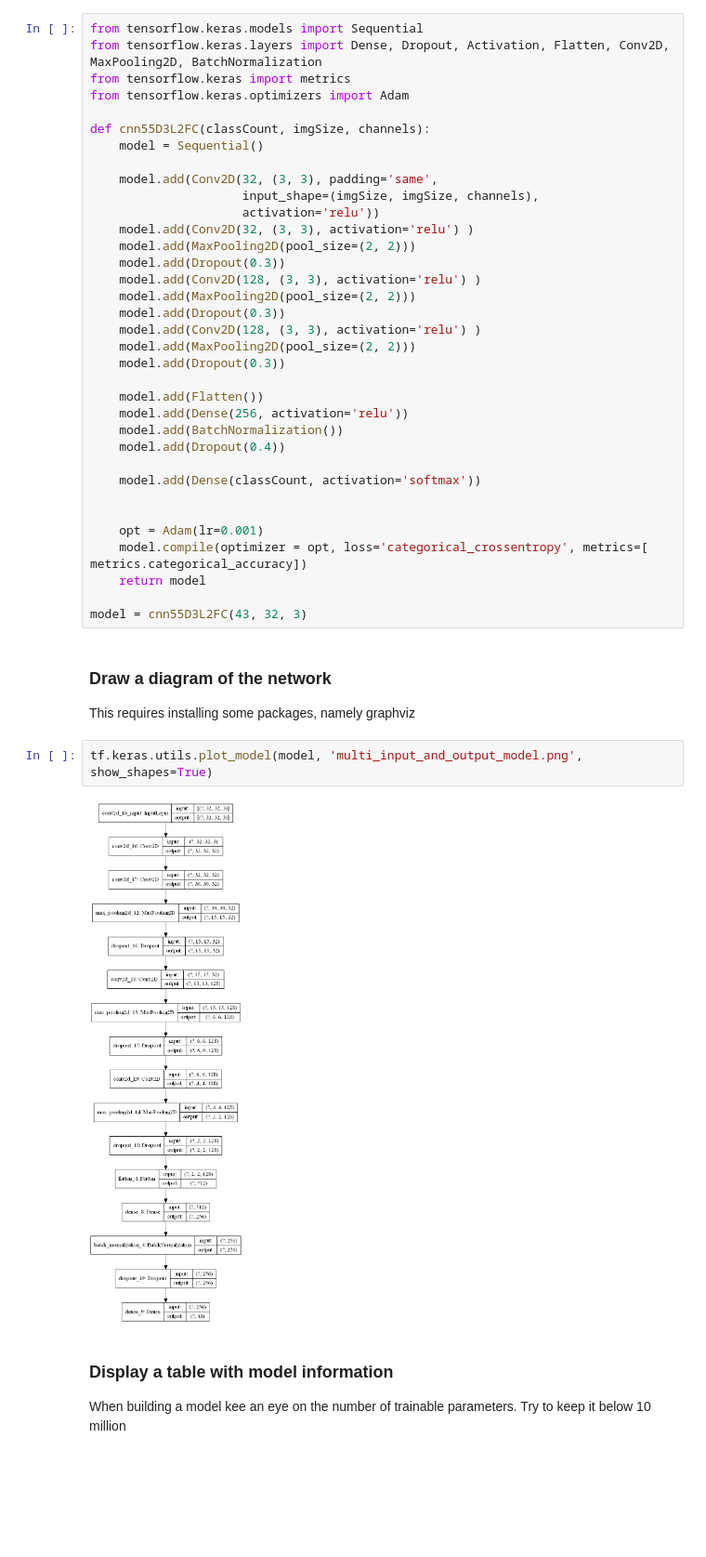
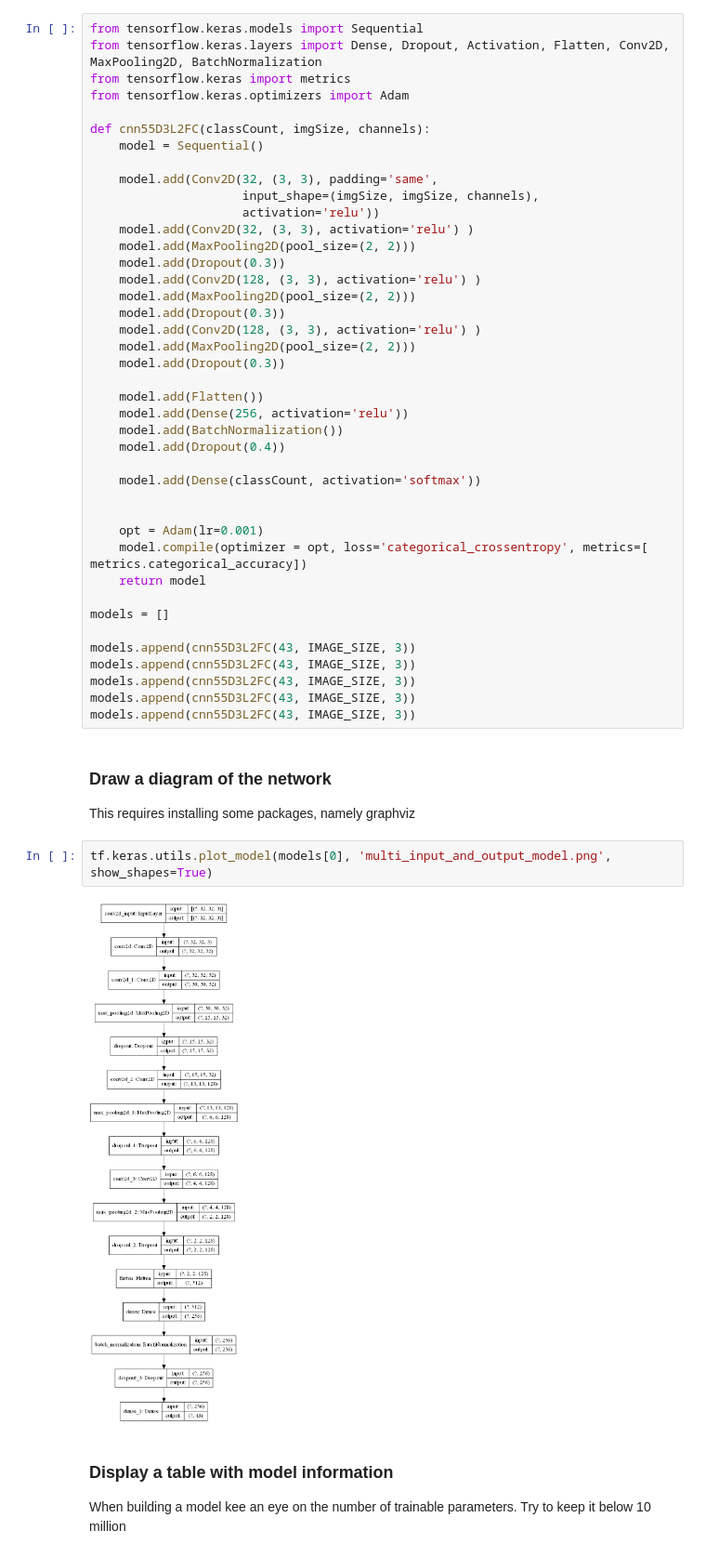
Before and after one commit to Zayts3v/TA-2020, a Jupyter notebook: mixed_dataset.ipynb, the cells around one changed output. Shown: that part at 93% size. Saved outputs shown, nothing was run; the diff lists cells and outputs as text; blank space fills up the shorter version.

```diff
--- a/mixed_dataset.ipynb
+++ b/mixed_dataset.ipynb
@@ -154,15 +154,21 @@ def cnn55D3L2FC(classCount, imgSize, channels):
     model.compile(optimizer = opt, loss='categorical_crossentropy', metrics=[ metrics.categorical_accuracy])
     return model
 
-model = cnn55D3L2FC(43, 32, 3)
+models = []
+
+models.append(cnn55D3L2FC(43, IMAGE_SIZE, 3))
+models.append(cnn55D3L2FC(43, IMAGE_SIZE, 3))
+models.append(cnn55D3L2FC(43, IMAGE_SIZE, 3))
+models.append(cnn55D3L2FC(43, IMAGE_SIZE, 3))
+models.append(cnn55D3L2FC(43, IMAGE_SIZE, 3))
 # %% [markdown]
 ### Draw a diagram of the network
 
 This requires installing some packages, namely graphviz
 # %%
-tf.keras.utils.plot_model(model, 'multi_input_and_output_model.png', show_shapes=True)
+tf.keras.utils.plot_model(models[0], 'multi_input_and_output_model.png', show_shapes=True)
 # %% [output]
-[figure, old version]
+[figure, new version]
 # %% [markdown]
 ### Display a table with model information
 
```
Also changed, not shown: parts of 8 cells of this notebook.
